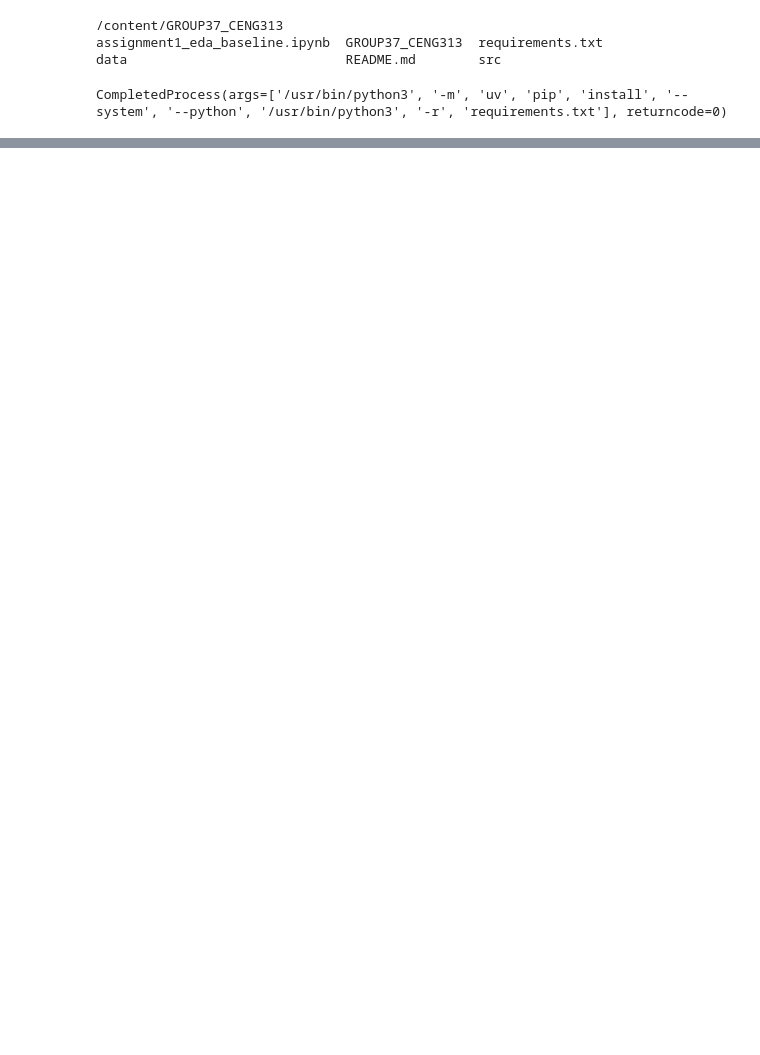
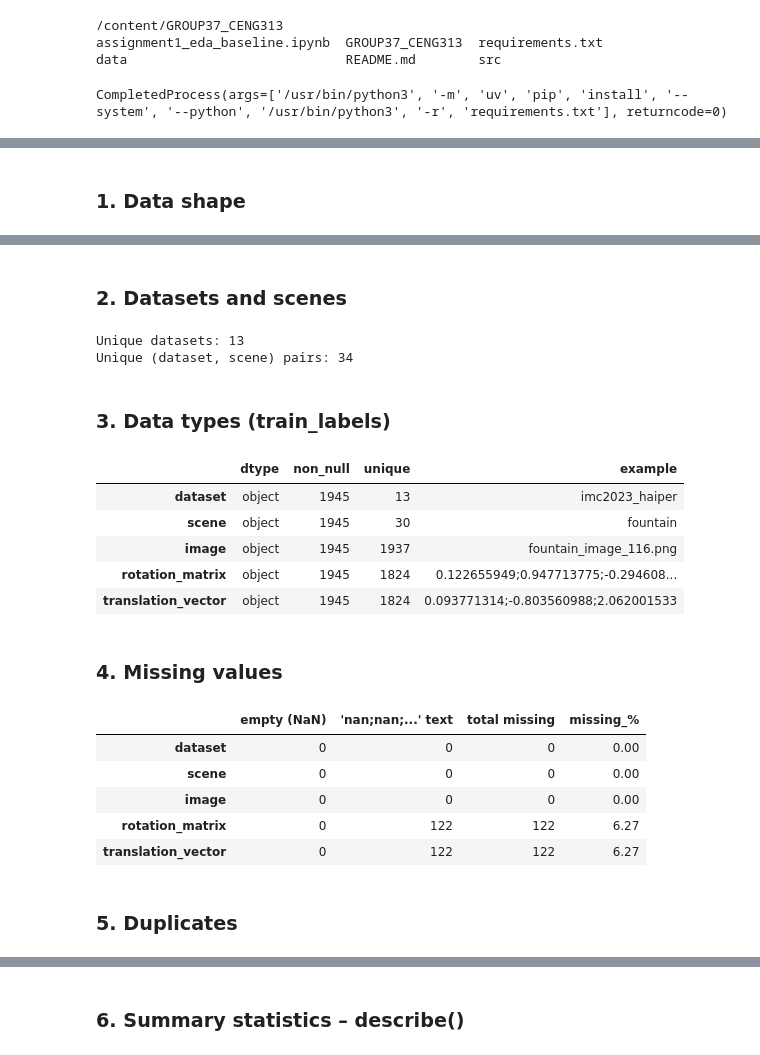
Before and after one commit to KayraOrbay/GROUP37_CENG313, a Jupyter notebook: assignment1_eda_baseline.ipynb, the cells around one changed output, grey strips where cells are left out. Cells and saved outputs as stored; diff of their text form; code cells hidden in the pictures; blank space fills up the shorter version.

Commit message:
Data overview'u incelendi

```diff
--- a/assignment1_eda_baseline.ipynb
+++ b/assignment1_eda_baseline.ipynb
@@ -196,0 +207,60 @@ display(images_per_dataset.rename("Kayıt sayısı").to_frame())
+# %%
+import pandas as pd
+from IPython.display import display, Markdown
+
+pd.set_option("display.max_colwidth", 40)
+
+# Data Shape
+display(Markdown("### 1. Data shape"))
+shape_table = pd.DataFrame(
+    {"rows": [df.shape[0] for df in (labels, thresholds, sample_sub)],
+     "columns": [df.shape[1] for df in (labels, thresholds, sample_sub)]},
+    index=["train_labels", "train_thresholds", "sample_submission"])
+display(shape_table)
+
+# Datasets / Scenes
+display(Markdown("### 2. Datasets and scenes"))
+print("Unique datasets:", labels["dataset"].nunique())
+print("Unique (dataset, scene) pairs:", labels.groupby(["dataset", "scene"]).ngroups)
+
+# Data Types
+display(Markdown("### 3. Data types (train_labels)"))
+types_table = pd.DataFrame({
+    "dtype": labels.dtypes.astype(str),
+    "non_null": labels.notna().sum(),
+    "unique": labels.nunique(),
+    "example": labels.iloc[0].astype(str).str.slice(0, 40),
+})
+display(types_table)
+
+# Missing values
+display(Markdown("### 4. Missing values"))
+# Missing poses can be real NaN cells or text like "nan;nan;nan"
+empty_cells = labels.isna()
+nan_text = labels.apply(lambda col: col.astype(str).str.fullmatch(r"(?i)nan(;nan)*")) & ~empty_cells
+missing_table = pd.DataFrame({
+    "empty (NaN)": empty_cells.sum(),
+    "'nan;nan;...' text": nan_text.sum(),
+    "total missing": (empty_cells | nan_text).sum(),
+    "missing_%": ((empty_cells | nan_text).mean() * 100).round(2),
+})
+display(missing_table)
+
+# Duplicates
+display(Markdown("### 5. Duplicates"))
+duplicate_table = pd.DataFrame({"count": [
+    labels.duplicated().sum(),
+    labels.duplicated(["dataset", "image"]).sum(),
+    labels["image"].duplicated().sum(),
+]}, index=["fully duplicated rows",
+           "duplicated (dataset, image)",
+           "same image name in another dataset"])
+display(duplicate_table)
+
+# describe()
+display(Markdown("### 6. Summary statistics – describe()"))
+summary = labels.describe(include="all").T
+summary["top"] = summary["top"].astype(str).str.slice(0, 40)
+display(summary)
+# %% [output]
+### 1. Data shape
@@ -196,0 +271,18 @@ display(images_per_dataset.rename("Kayıt sayısı").to_frame())
+### 2. Datasets and scenes
+Unique datasets: 13
+Unique (dataset, scene) pairs: 34
+### 3. Data types (train_labels)
+|  | dtype | non_null | unique | example |
+| dataset | object | 1945 | 13 | imc2023_haiper |
+| scene | object | 1945 | 30 | fountain |
+| image | object | 1945 | 1937 | fountain_image_116.png |
+| rotation_matrix | object | 1945 | 1824 | 0.122655949;0.947713775;-0.294608... |
+| translation_vector | object | 1945 | 1824 | 0.093771314;-0.803560988;2.062001533 |
+### 4. Missing values
+|  | empty (NaN) | 'nan;nan;...' text | total missing | missing_% |
+| dataset | 0 | 0 | 0 | 0.00 |
+| scene | 0 | 0 | 0 | 0.00 |
+| image | 0 | 0 | 0 | 0.00 |
+| rotation_matrix | 0 | 122 | 122 | 6.27 |
+| translation_vector | 0 | 122 | 122 | 6.27 |
+### 5. Duplicates
@@ -196,0 +293 @@ display(images_per_dataset.rename("Kayıt sayısı").to_frame())
+### 6. Summary statistics – describe()
```
Also changed, not shown: parts of 9 cells of this notebook.
